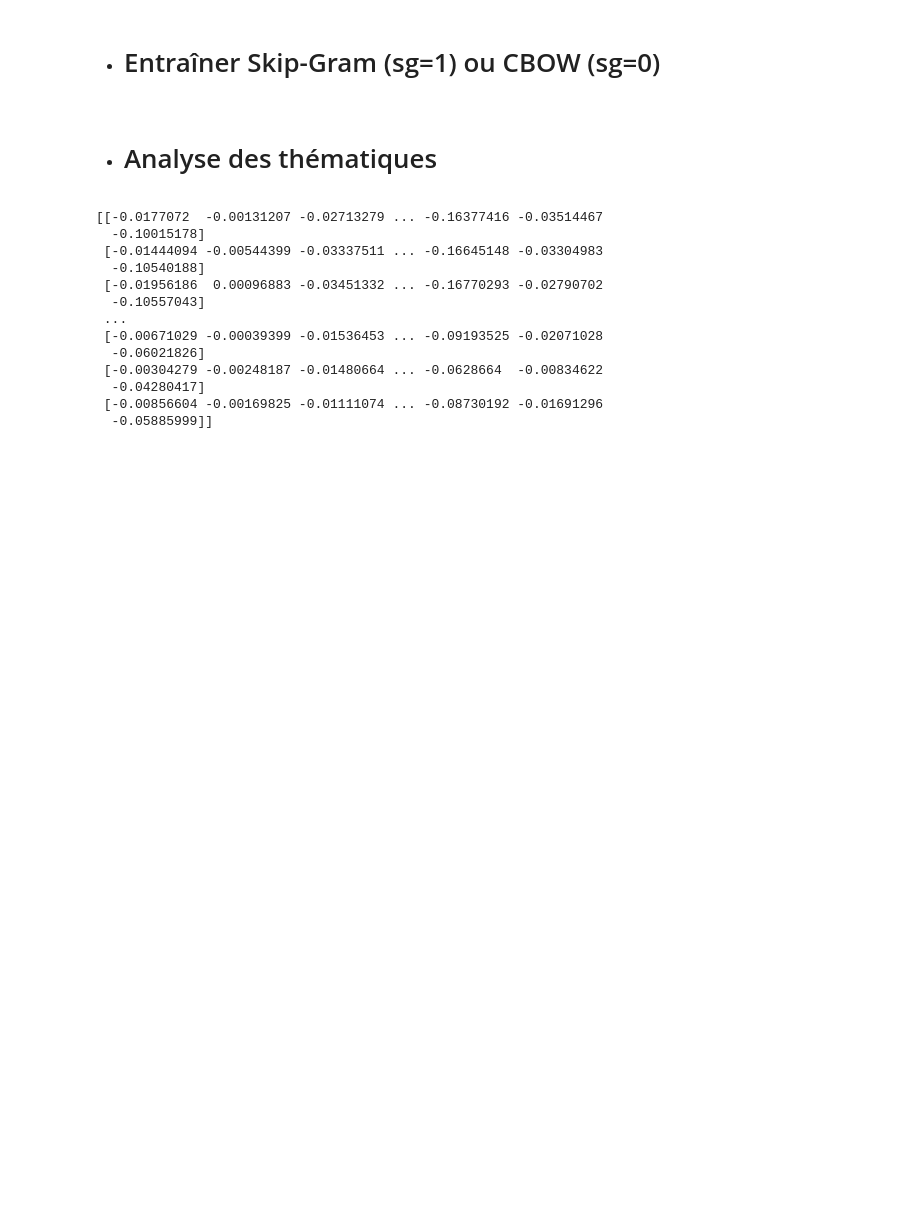
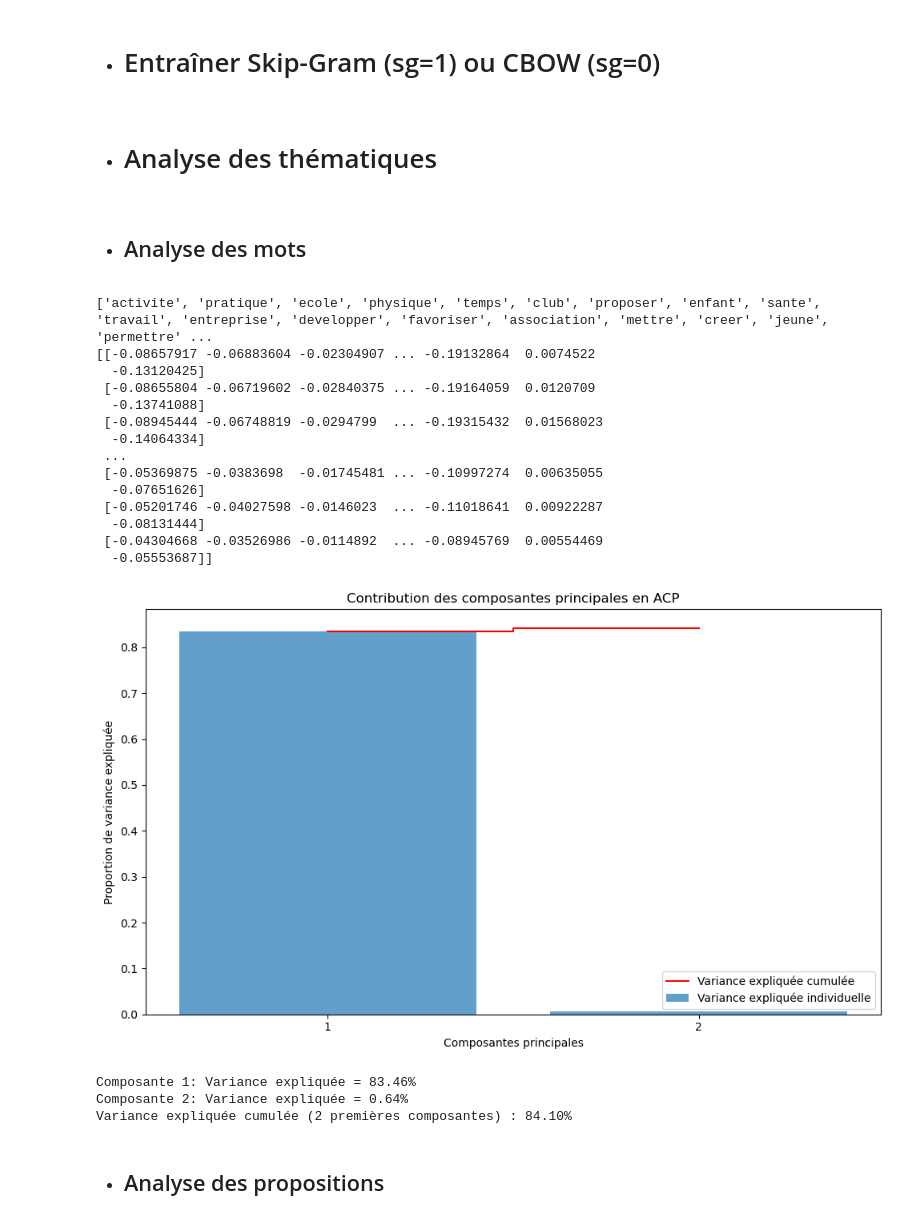
Before and after one commit to konanleger/PROJET-STATISTIQUE-DES-PROS, a Jupyter notebook: projet_stat.ipynb, the cells around one changed output. Drawn from its saved outputs; the diff is of its cells as text; code cells hidden in the pictures; blank space fills up the shorter version.

```diff
--- a/projet_stat.ipynb
+++ b/projet_stat.ipynb
@@ -473,19 +466,60 @@ import numpy as np
+# %% [markdown]
+* ## Analyse des mots
 # %%
 # Récupérer les mots et leurs vecteurs
 words = list(model.wv.index_to_key)  # Tous les mots du vocabulaire
 vectors = model.wv[words]  # Les vecteurs correspondants
+print(words)
 print(vectors)
 # %% [output]
-[[-0.0177072  -0.00131207 -0.02713279 ... -0.16377416 -0.03514467
-  -0.10015178]
- [-0.01444094 -0.00544399 -0.03337511 ... -0.16645148 -0.03304983
-  -0.10540188]
- [-0.01956186  0.00096883 -0.03451332 ... -0.16770293 -0.02790702
-  -0.10557043]
+['activite', 'pratique', 'ecole', 'physique', 'temps', 'club', 'proposer', 'enfant', 'sante', 'travail', 'entreprise', 'developper', 'favoriser', 'association', 'mettre', 'creer', 'jeune', 'permettre' ...
+[[-0.08657917 -0.06883604 -0.02304907 ... -0.19132864  0.0074522
+  -0.13120425]
+ [-0.08655804 -0.06719602 -0.02840375 ... -0.19164059  0.0120709
+  -0.13741088]
+ [-0.08945444 -0.06748819 -0.0294799  ... -0.19315432  0.01568023
+  -0.14064334]
  ...
- [-0.00671029 -0.00039399 -0.01536453 ... -0.09193525 -0.02071028
-  -0.06021826]
- [-0.00304279 -0.00248187 -0.01480664 ... -0.0628664  -0.00834622
-  -0.04280417]
- [-0.00856604 -0.00169825 -0.01111074 ... -0.08730192 -0.01691296
-  -0.05885999]]
+ [-0.05369875 -0.0383698  -0.01745481 ... -0.10997274  0.00635055
+  -0.07651626]
+ [-0.05201746 -0.04027598 -0.0146023  ... -0.11018641  0.00922287
+  -0.08131444]
+ [-0.04304668 -0.03526986 -0.0114892  ... -0.08945769  0.00554469
+  -0.05553687]]
+# %%
+
+# Normalisation des vecteurs
+scaler = StandardScaler()
+vectors_normalized = scaler.fit_transform(vectors)
+# Réduction des vecteurs à 2 dimensions (ACP)
+pca = PCA(n_components=2)
+word_vectors_2d = pca.fit_transform(vectors_normalized)
+# %%
+# Variance expliquée par chaque composante principale
+explained_variance_ratio = pca.explained_variance_ratio_
+explained_variance_cumsum = np.cumsum(explained_variance_ratio)
+
+# Afficher les résultats
+plt.figure(figsize=(10, 6))
+plt.bar(range(1, len(explained_variance_ratio) + 1), explained_variance_ratio, alpha=0.7, align='center',
+        label='Variance expliquée individuelle')
+plt.step(range(1, len(explained_variance_ratio) + 1), explained_variance_cumsum, where='mid',
+         label='Variance expliquée cumulée', color='red')
+plt.xlabel('Composantes principales')
+plt.ylabel('Proportion de variance expliquée')
+plt.title('Contribution des composantes principales en ACP')
+plt.xticks(range(1, len(explained_variance_ratio) + 1))
+plt.legend(loc='best')
+plt.tight_layout()
+plt.show()
+# %% [output]
+[figure, added]
+# %%
+for i, ratio in enumerate(explained_variance_ratio):
+    print(f"Composante {i+1}: Variance expliquée = {ratio:.2%}")
+
+print(f"Variance expliquée cumulée (2 premières composantes) : {explained_variance_cumsum[1]:.2%}")
+# %% [output]
+Composante 1: Variance expliquée = 83.46%
+Composante 2: Variance expliquée = 0.64%
+Variance expliquée cumulée (2 premières composantes) : 84.10%
@@ -492,3 +572,5 @@ print(vectors)
+# %% [markdown]
+* ## Analyse des propositions
 # %%
 # Fonction pour calculer le vecteur moyen d'une proposition
 
```
Also changed, not shown: parts of 43 cells of this notebook.
